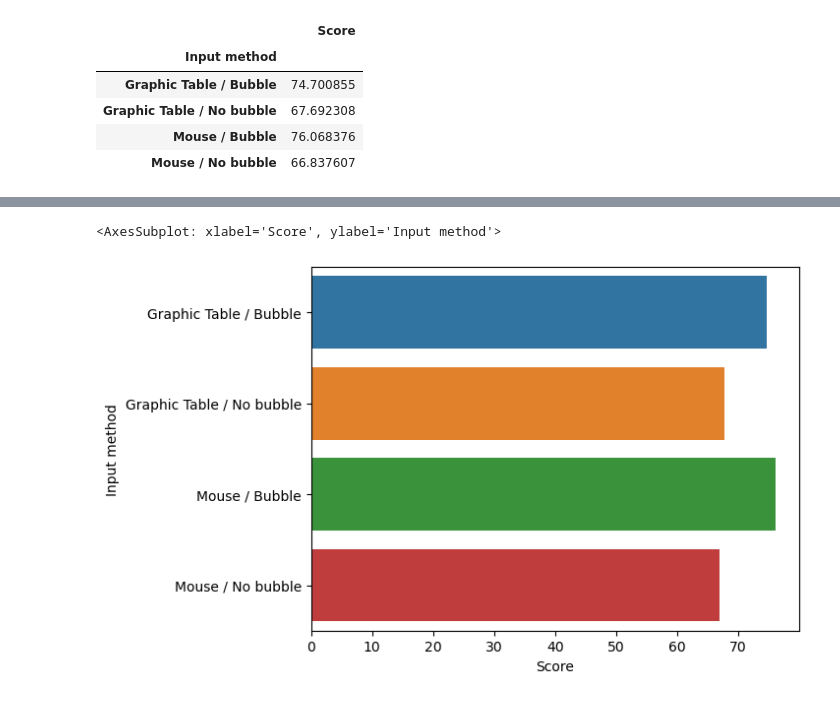
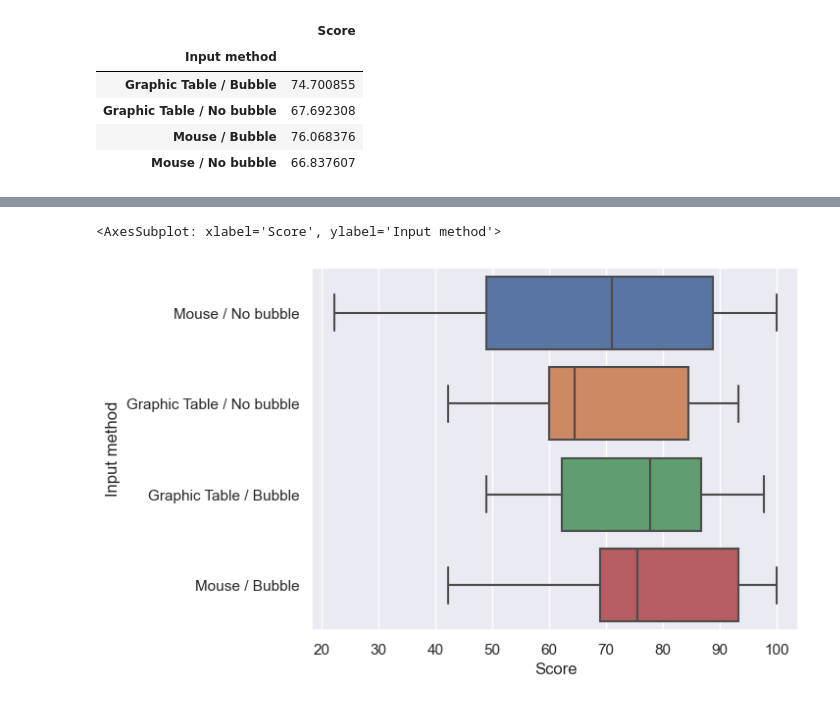
Before and after one commit to IoanaBaciu24/BubbleCursorExperiment, a Jupyter notebook: analysis_questionnaire.ipynb, the cells around one changed output, grey strips where cells are left out. Cells and saved outputs as stored; diff of their text form; code cells hidden in the pictures.

Commit message:
updated theme + ordered chart

```diff
--- a/analysis_questionnaire.ipynb
+++ b/analysis_questionnaire.ipynb
@@ -3,5 +3,8 @@ import pandas as pd
 import numpy as np
 import matplotlib.pyplot as plt
 import seaborn as sns
+# %%
+# set default theme
+sns.set_theme()
 # %% [markdown]
 ## Tablet familiarity
@@ -71,3 +86,6 @@ scores.groupby("Input method").mean()
 | Graphic Table / No bubble | 67.692308 |
 | Mouse / Bubble | 76.068376 |
 | Mouse / No bubble | 66.837607 |
+# %%
+order = ["Mouse / No bubble", "Graphic Table / No bubble", "Graphic Table / Bubble", "Mouse / Bubble"]
+sns.barplot(y="Input method", x="Score", data=scores, errorbar=None, order=order)
@@ -74,5 +95,5 @@ scores.groupby("Input method").mean()
 # %%
-sns.barplot(y="Input method", x="Score", data=scores, errorbar=None)
+sns.boxplot(y="Input method", x="Score", data=scores, orient="h", order=order)
 # %% [output]
 <AxesSubplot: xlabel='Score', ylabel='Input method'>
-[figure, old version]
+[figure, new version]
```
Also changed, not shown: parts of 5 cells of this notebook.
